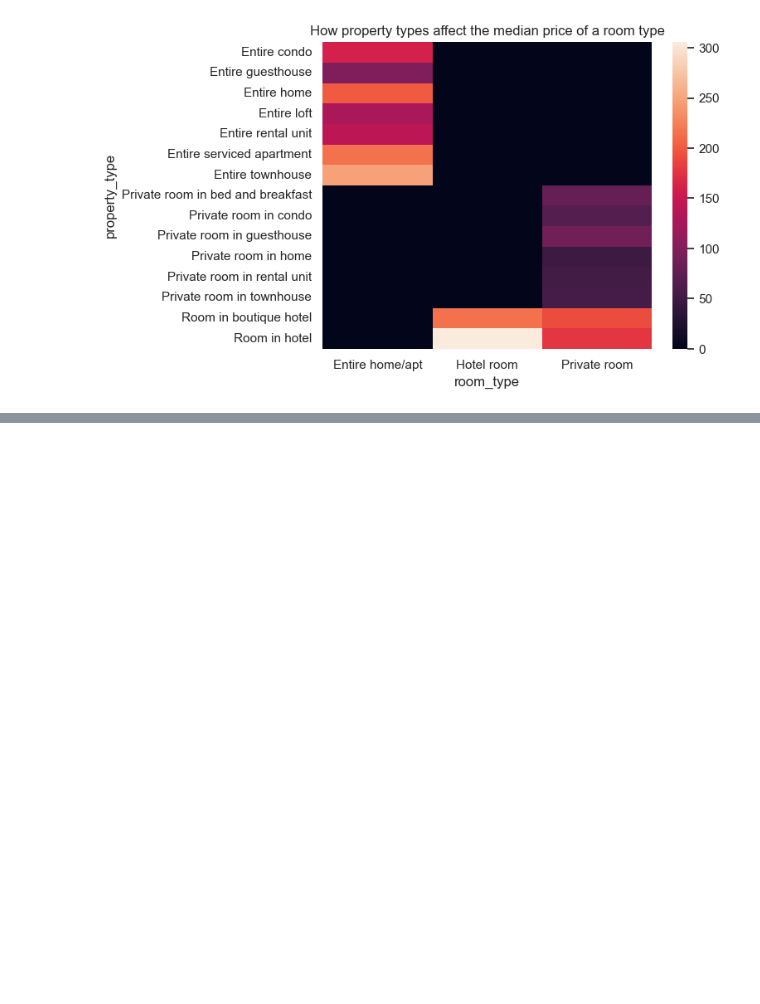
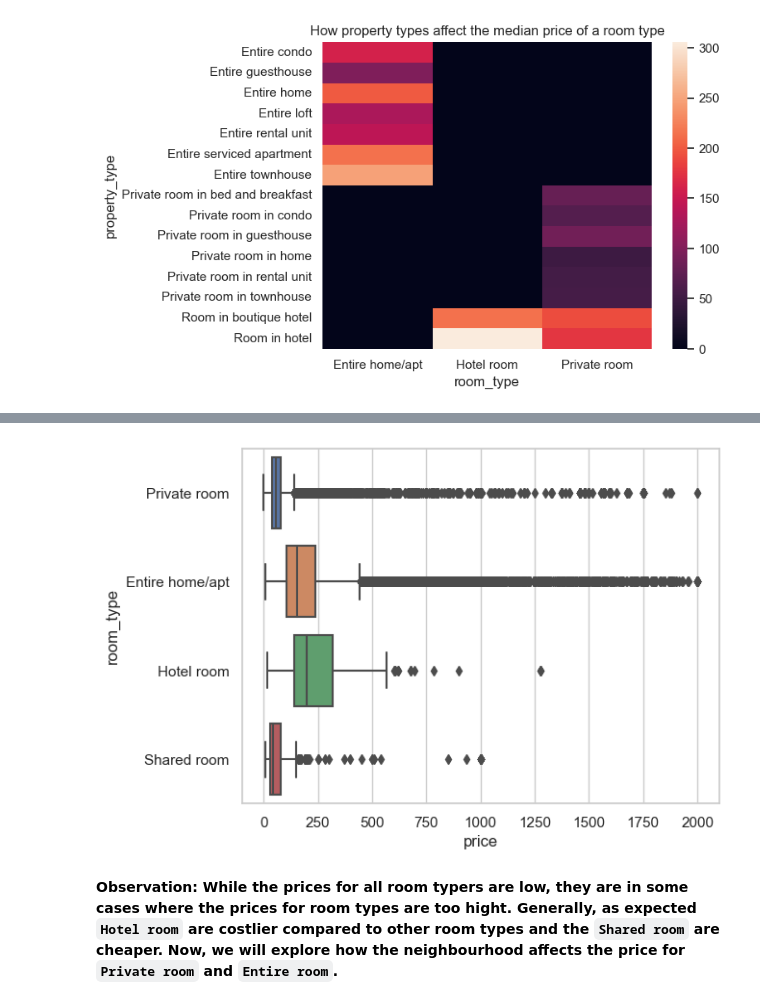
Before and after one commit to aravindkg7/Data-Science-Projects, a Jupyter notebook: Data Analysis - London BnB listings.ipynb, the cells around one changed output, grey strips where cells are left out. Cells and saved outputs as stored; diff of their text form; code cells hidden in the pictures; blank space fills up the shorter version.

Commit message:
Analysis 4 - Room type vs Price

```diff
--- a/Data Analysis - London BnB listings.ipynb
+++ b/Data Analysis - London BnB listings.ipynb
@@ -290,0 +294,8 @@ plt.show()
+# %%
+#Distribution of listing prices ($) across different room types
+sns.boxplot(data=data, x='price',y='room_type')
+plt.show()
+# %% [output]
+[figure, added]
+# %% [markdown]
+**Observation: While the prices for all room typers are low, they are in some cases where the prices for room types are too hight. Generally, as expected `Hotel room` are costlier compared to other room types and the `Shared room` are cheaper. Now, we will explore how the neighbourhood affects the price for `Private room` and `Entire room`.**
```
Also changed, not shown: parts of 5 cells of this notebook.
